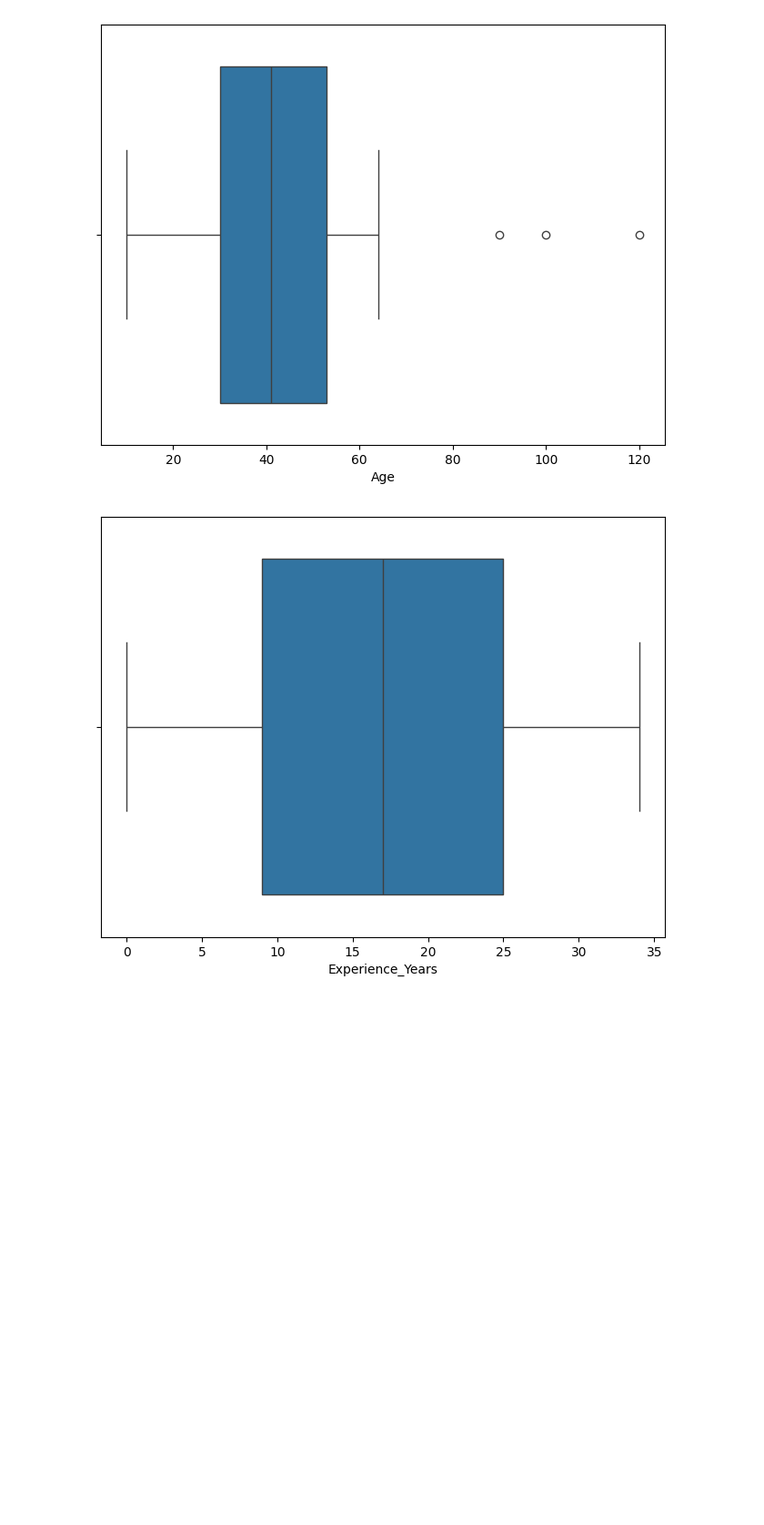
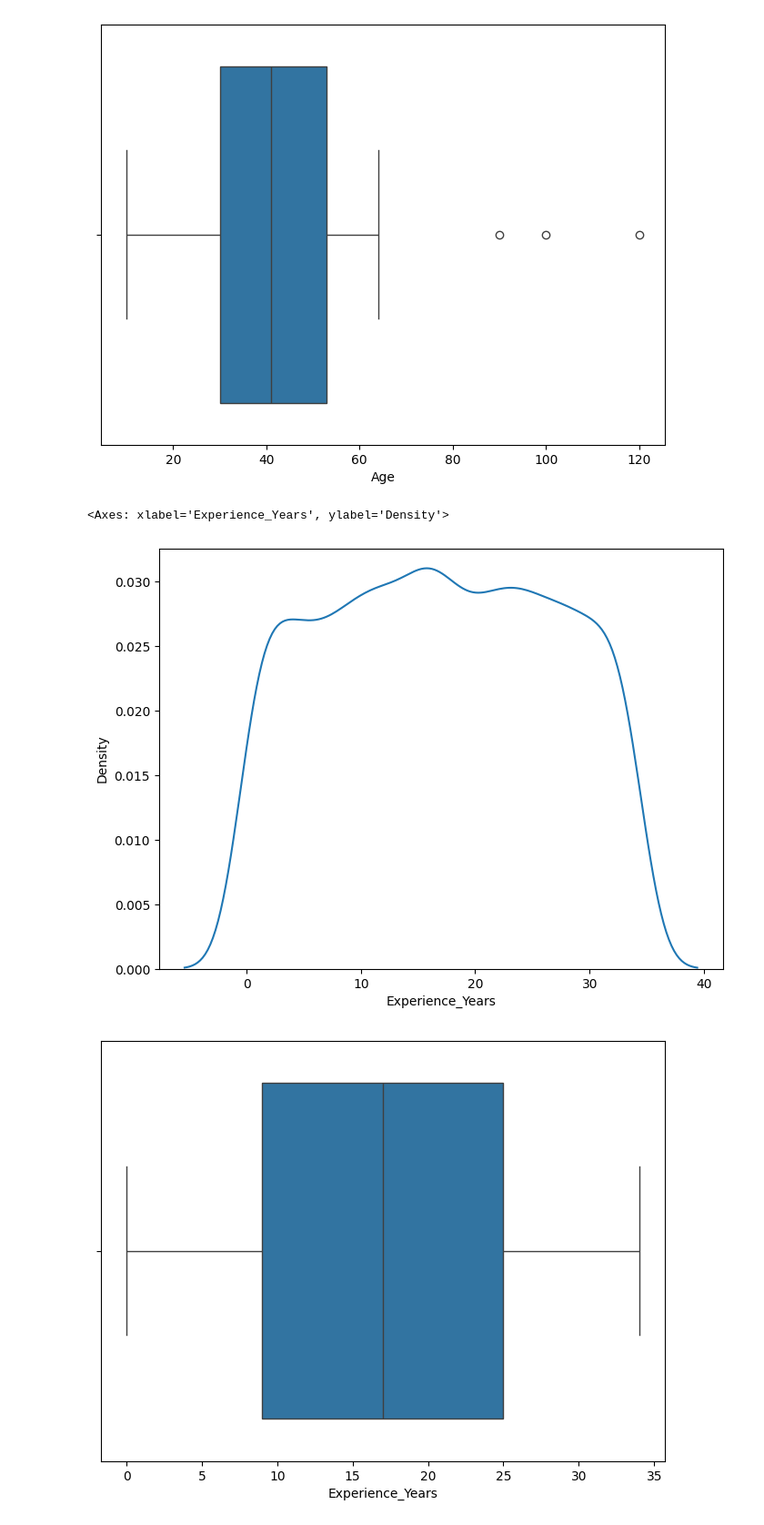
Before and after one commit to Rishant-gupta/python_projects, a Jupyter notebook: job_eda.ipynb, the cells around one changed output. Shown: that part at 91% size. Cells and saved outputs as stored; diff of their text form; code cells hidden in the pictures; blank space fills up the shorter version.

```diff
--- a/job_eda.ipynb
+++ b/job_eda.ipynb
@@ -271,6 +277,12 @@ sns.boxplot(x = df["Age"])
 plt.show()
 # %% [output]
 [figure]
+# %%
+plt.figure(figsize = (8,6))
+sns.kdeplot(data =df, x = "Experience_Years")
+# %% [output]
+<Axes: xlabel='Experience_Years', ylabel='Density'>
+[figure, added]
 # %%
 plt.figure(figsize=(8,6))
 sns.boxplot(x = df["Experience_Years"])
```
Also changed, not shown: parts of 2 cells of this notebook, 1 other file.
